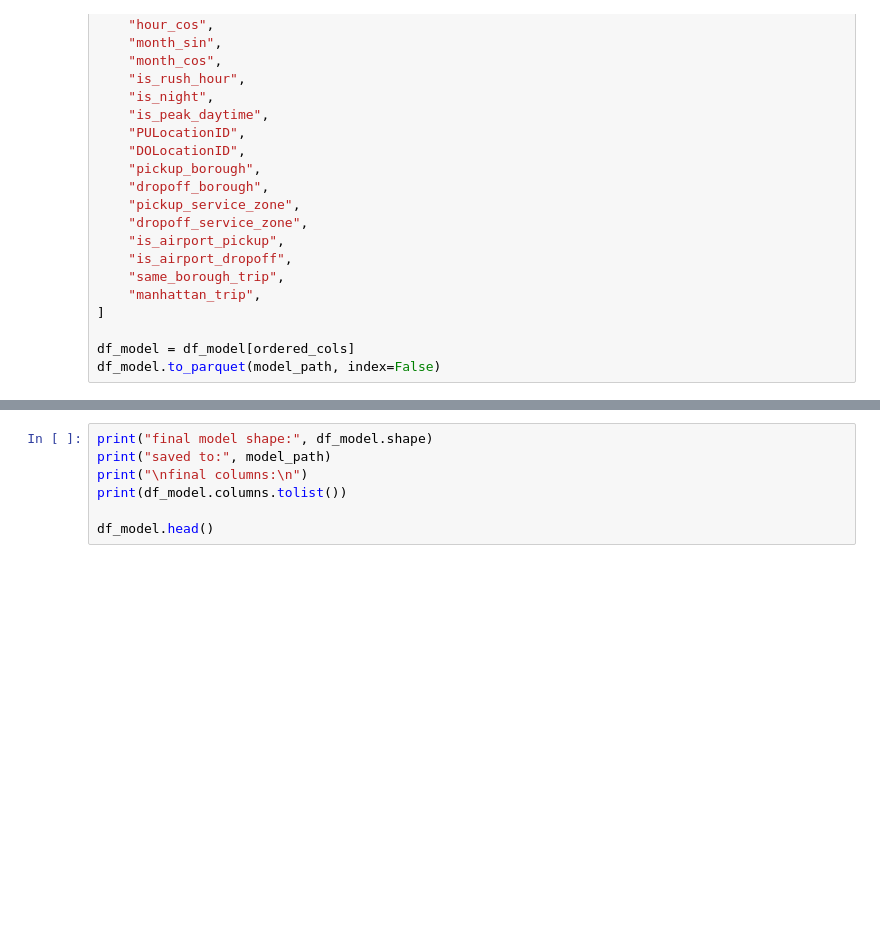
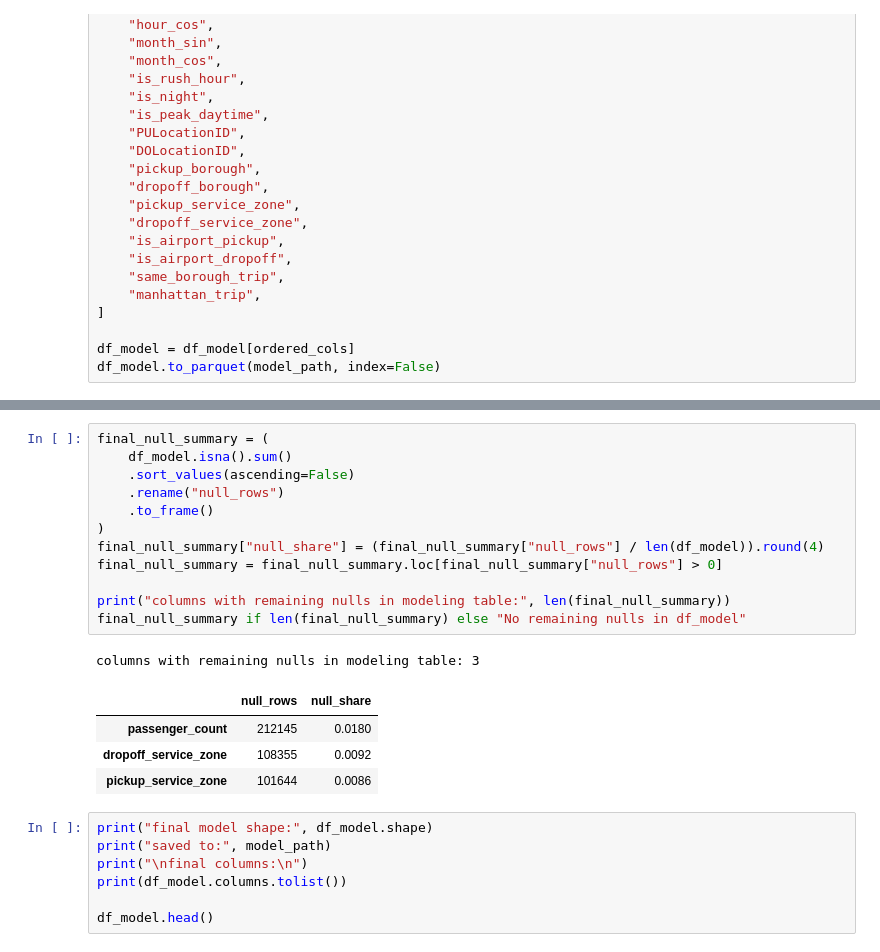
Before and after one commit to leokonma/NYC-Taxi-ML, a Jupyter notebook: notebooks/02_cleaninig.ipynb, the cells around one changed output, grey strips where cells are left out. Cells and saved outputs as stored; diff of their text form; blank space fills up the shorter version.

```diff
--- a/notebooks/02_cleaninig.ipynb
+++ b/notebooks/02_cleaninig.ipynb
@@ -244,3 +275,21 @@ df_model.to_parquet(model_path, index=False)
+# %%
+final_null_summary = (
+    df_model.isna().sum()
+    .sort_values(ascending=False)
+    .rename("null_rows")
+    .to_frame()
+)
+final_null_summary["null_share"] = (final_null_summary["null_rows"] / len(df_model)).round(4)
+final_null_summary = final_null_summary.loc[final_null_summary["null_rows"] > 0]
+
+print("columns with remaining nulls in modeling table:", len(final_null_summary))
+final_null_summary if len(final_null_summary) else "No remaining nulls in df_model"
+# %% [output]
+columns with remaining nulls in modeling table: 3
+|  | null_rows | null_share |
+| passenger_count | 212145 | 0.0180 |
+| dropoff_service_zone | 108355 | 0.0092 |
+| pickup_service_zone | 101644 | 0.0086 |
 # %%
 print("final model shape:", df_model.shape)
 print("saved to:", model_path)
```
Also changed, not shown: parts of 3 cells of this notebook, 1 other file.
